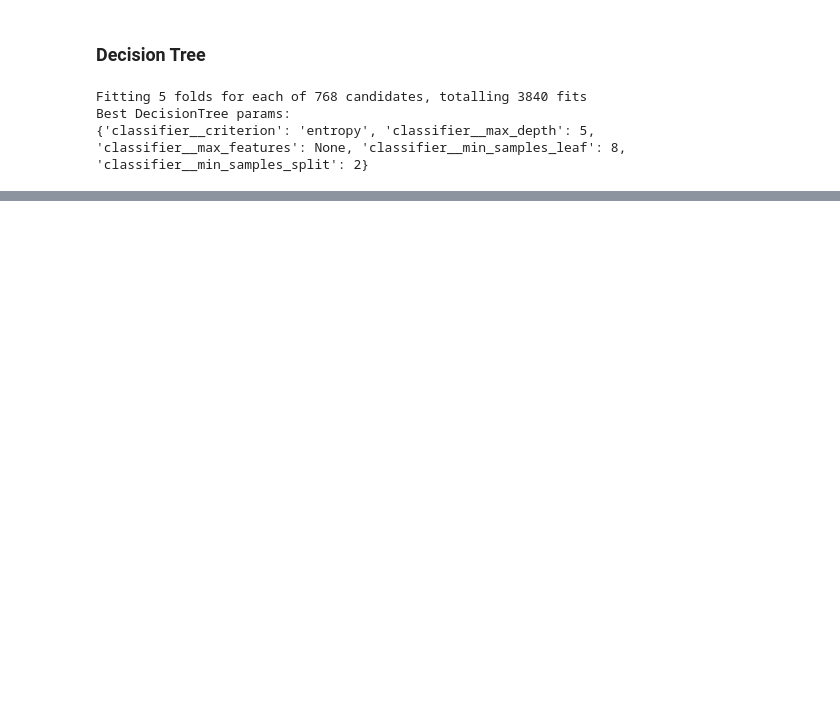
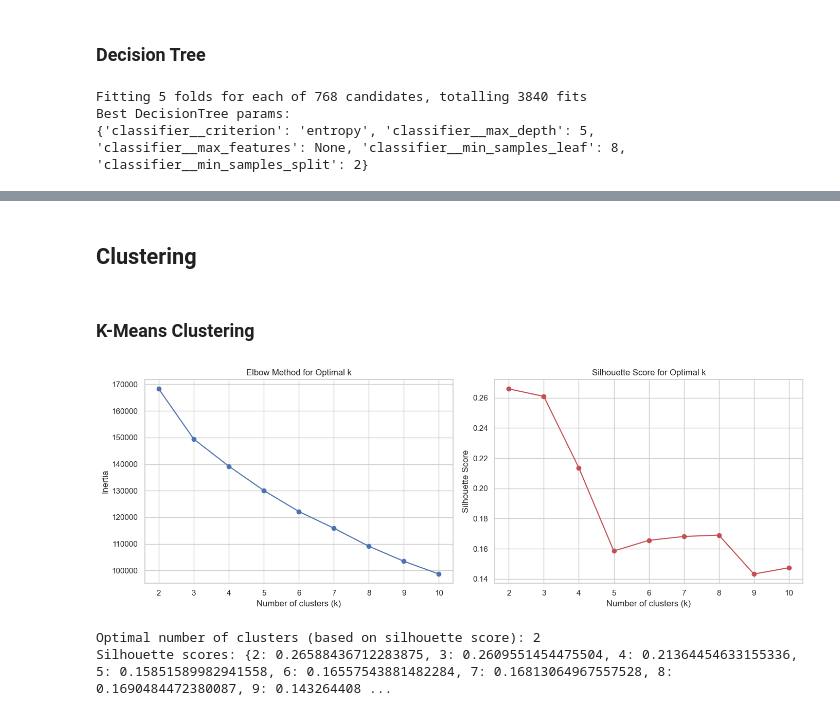
Before and after one commit to dathoangquoc/datasci-asm3, a Jupyter notebook: asm3.ipynb, the cells around one changed output, grey strips where cells are left out. Drawn from its saved outputs; the diff is of its cells as text; code cells hidden in the pictures; blank space fills up the shorter version.

```diff
--- a/asm3.ipynb
+++ b/asm3.ipynb
@@ -494,0 +495,52 @@ ROC AUC: 0.9237430359372338
+# %% [markdown]
+## Clustering
+# %% [markdown]
+### K-Means Clustering
+# %%
+from sklearn.cluster import KMeans
+from sklearn.metrics import silhouette_score, silhouette_samples
+from sklearn.decomposition import PCA
+import matplotlib.cm as cm
+
+# Prepare data for clustering (use all features except Revenue)
+X_cluster = df_clean.drop(columns=['Revenue']).copy()
+
+# Apply preprocessing
+X_cluster_scaled = preprocessor.fit_transform(X_cluster)
+
+# Determine optimal number of clusters using Elbow method and Silhouette score
+inertias = []
+silhouette_scores = []
+K_range = range(2, 11)
+
+for k in K_range:
+    kmeans = KMeans(n_clusters=k, random_state=42, n_init=10)
+    kmeans.fit(X_cluster_scaled)
+    inertias.append(kmeans.inertia_)
+    silhouette_scores.append(silhouette_score(X_cluster_scaled, kmeans.labels_))
+
+# Plot Elbow method
+fig, axes = plt.subplots(1, 2, figsize=(14, 5))
+axes[0].plot(K_range, inertias, 'bo-')
+axes[0].set_xlabel('Number of clusters (k)')
+axes[0].set_ylabel('Inertia')
+axes[0].set_title('Elbow Method for Optimal k')
+axes[0].grid(True)
+
+# Plot Silhouette scores
+axes[1].plot(K_range, silhouette_scores, 'ro-')
+axes[1].set_xlabel('Number of clusters (k)')
+axes[1].set_ylabel('Silhouette Score')
+axes[1].set_title('Silhouette Score for Optimal k')
+axes[1].grid(True)
+plt.tight_layout()
+plt.show()
+
+# Find optimal k (highest silhouette score)
+optimal_k = K_range[np.argmax(silhouette_scores)]
+print(f'Optimal number of clusters (based on silhouette score): {optimal_k}')
+print(f'Silhouette scores: {dict(zip(K_range, silhouette_scores))}')
+# %% [output]
+[figure, added]
+Optimal number of clusters (based on silhouette score): 2
+Silhouette scores: {2: 0.26588436712283875, 3: 0.2609551454475504, 4: 0.21364454633155336, 5: 0.15851589982941558, 6: 0.16557543881482284, 7: 0.16813064967557528, 8: 0.1690484472380087, 9: 0.143264408 ...
```
Also changed, not shown: parts of 17 cells of this notebook.
